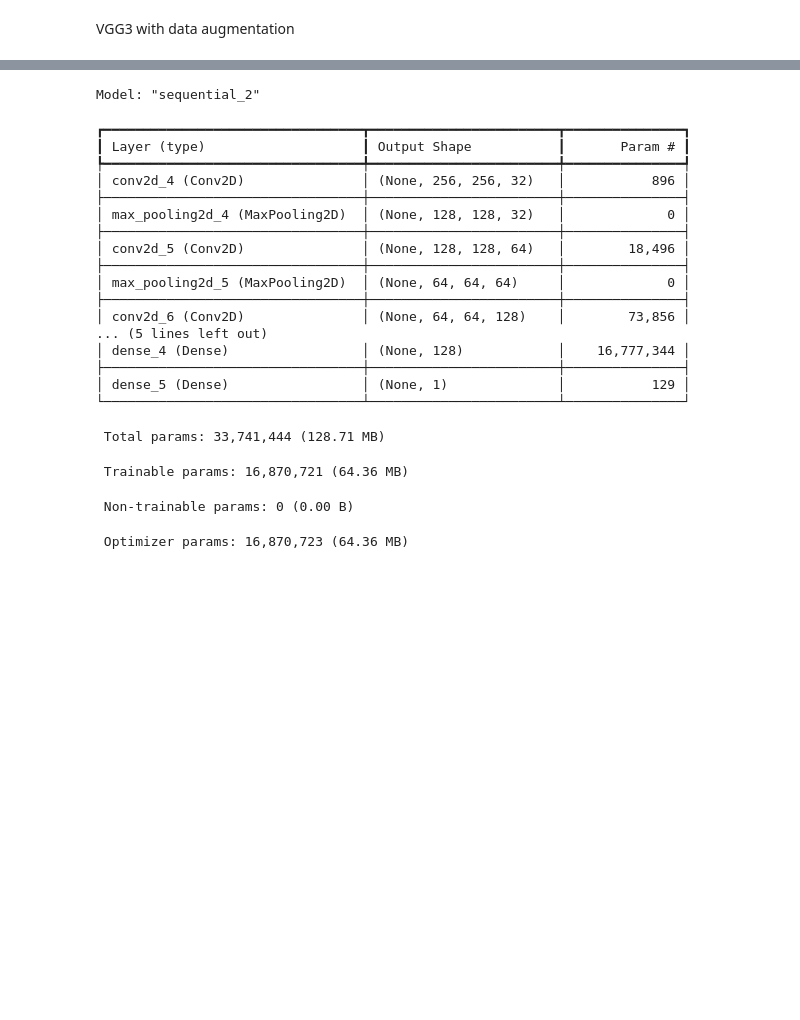
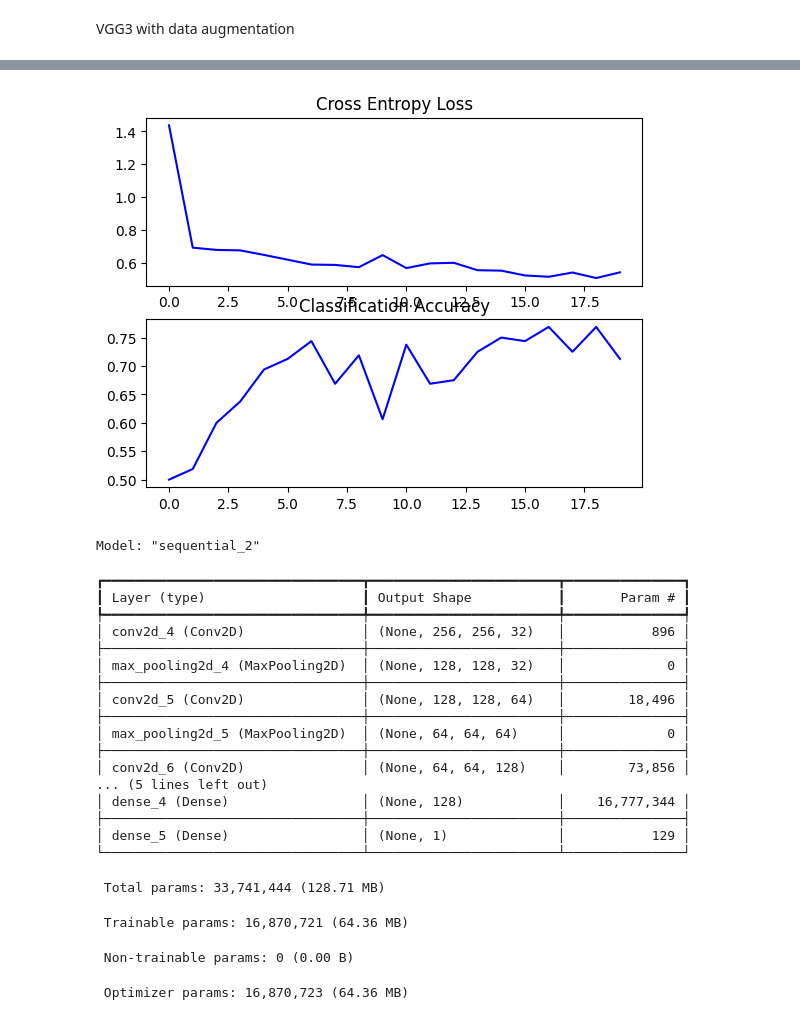
Before and after one commit to Karan-Gandhi/ES335-Assignment-4, a Jupyter notebook: task1.ipynb, the cells around one changed output, grey strips where cells are left out. Drawn from its saved outputs; the diff is of its cells as text; code cells hidden in the pictures; blank space fills up the shorter version.

```diff
--- a/task1.ipynb
+++ b/task1.ipynb
@@ -271,6 +288,7 @@ end_time = time.time()
 _, acc = vgg3_with_aug.evaluate(test_photos, test_labels, verbose=1)
 print('Test Accuracy: %.3f' % (acc * 100.0))
 print('Time taken:', end_time - start_time)
+summarize_diagnostics(history)
 vgg3_with_aug.summary()
 # %% [output]
 Epoch 1/20
@@ -293,3 +311,4 @@ Time taken: 37.15785837173462
+[figure, added]
 Model: "sequential_2"
 ┏━━━━━━━━━━━━━━━━━━━━━━━━━━━━━━━━━┳━━━━━━━━━━━━━━━━━━━━━━━━┳━━━━━━━━━━━━━━━┓
 ┃ Layer (type)                    ┃ Output Shape           ┃       Param # ┃
```
Also changed, not shown: parts of 4 cells of this notebook.
